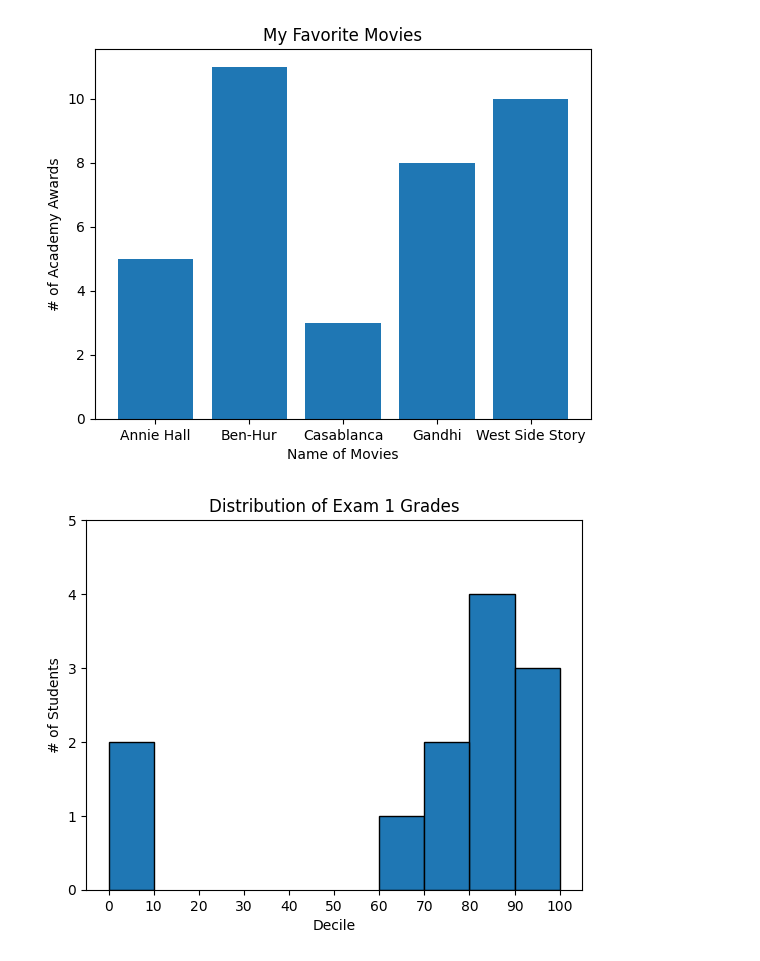
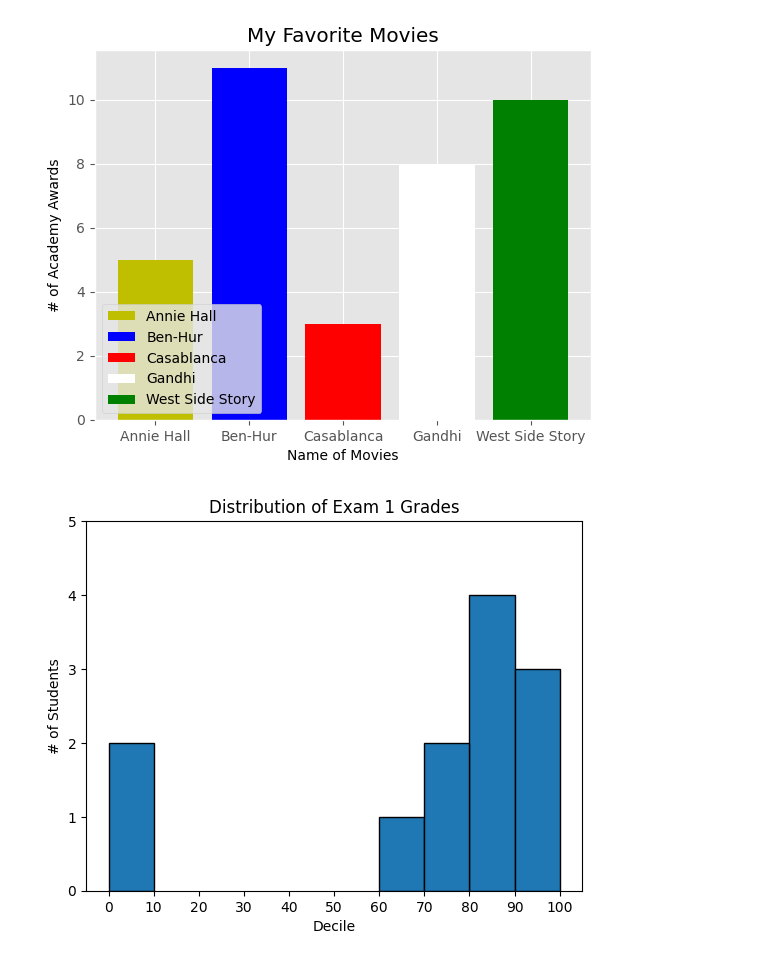
Before and after one commit to PradeepBhattarai/DataScience, a Jupyter notebook: DataVisualization.ipynb, the cells around one changed output. Saved outputs shown, nothing was run; the diff lists cells and outputs as text; code cells hidden in the pictures.

```diff
--- a/DataVisualization.ipynb
+++ b/DataVisualization.ipynb
@@ -18,15 +18,18 @@ plt.show()
 # %%
 movies = ["Annie Hall", "Ben-Hur", "Casablanca", "Gandhi", "West Side Story"]
 num_oscars = [5, 11, 3, 8, 10]
 #plot bars with left x-coordinates [0,1,2,3,4] and heights[num_oscars]
-plt.bar(range(len(movies)),num_oscars)
+c={'g','b','r','y','w'}
+plt.bar(range(len(movies)),num_oscars,label=movies,color=c)
+plt.legend(loc=3)
+
 plt.title("My Favorite Movies")
 plt.ylabel("# of Academy Awards")
 plt.xticks(range(len(movies)),movies)
 plt .xlabel("Name of Movies")
 plt.show()
 # %% [output]
-[figure, old version]
+[figure, new version]
 # %%
 from matplotlib import pyplot as plt
 from collections import Counter
```
Also changed, not shown: parts of 9 cells of this notebook, 8 other files.
